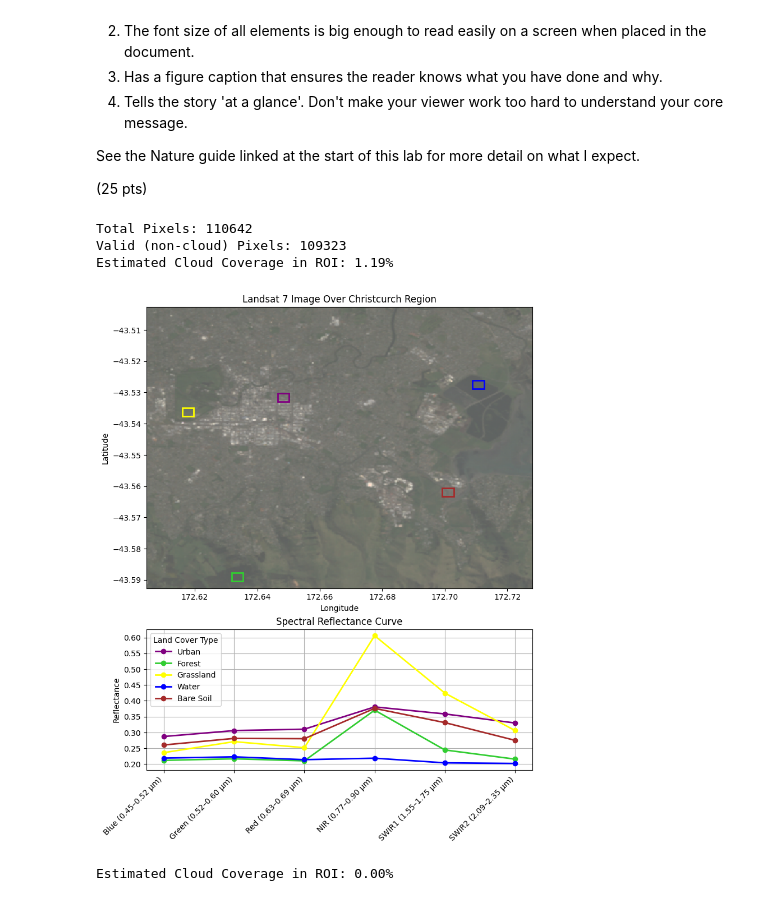
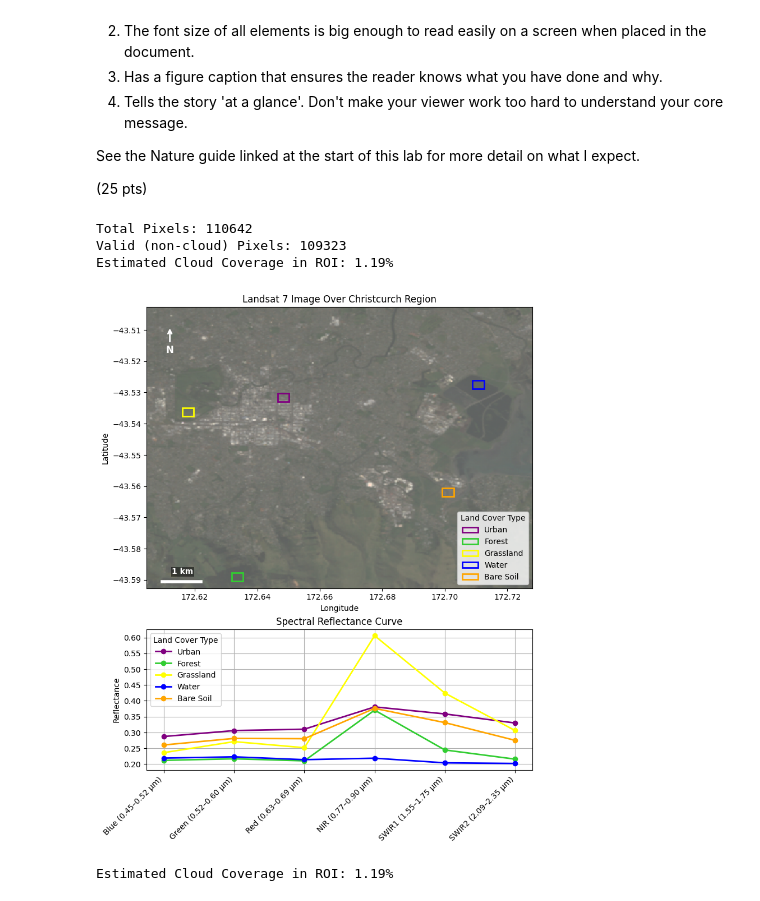
Before and after one commit to fuadfach/geog761lab, a Jupyter notebook: geog761_lab1_fuad.ipynb, the cells around one changed output. Saved outputs shown, nothing was run; the diff lists cells and outputs as text; code cells hidden in the pictures.

Commit message:
fixed legend num 8

```diff
--- a/geog761_lab1_fuad.ipynb
+++ b/geog761_lab1_fuad.ipynb
@@ -290,7 +274,7 @@ xmin, xmax, ymin, ymax = get_bounds_coords(chc_expanded_region)
 fig, (ax1, ax2) = plt.subplots(2, 1, figsize=(8, 10), gridspec_kw={'height_ratios': [2, 1]})
 
 # Set Colour
-colors = {'Urban': 'purple', 'Forest': 'limegreen', 'Grassland': 'yellow', 'Water': 'blue', 'Bare Soil': 'brown'}
+colors = {'Urban': 'purple', 'Forest': 'limegreen', 'Grassland': 'yellow', 'Water': 'blue', 'Bare Soil': 'orange'}
 
 # Load and plot image with annotation
 with tempfile.NamedTemporaryFile(suffix=".png") as f:
@@ -301,39 +285,55 @@ with tempfile.NamedTemporaryFile(suffix=".png") as f:
     ax1.set_xlim(xmin, xmax)
     ax1.set_ylim(ymin, ymax)
 
+    ax1.annotate('N', xy=(0.06, 0.93), xytext=(0.06, 0.83),
+                 xycoords='axes fraction', textcoords='axes fraction',
+                 ha='center', va='bottom', fontsize=12, fontweight='bold', color='white',
+                 arrowprops=dict(arrowstyle='->', lw=2, color='white'))
+    scale_length_deg = 1 / 80.5  # Length of line to represent 1 km
+    x_start = xmin + 0.005
+    y_pos = ymin + 0.002
+    ax1.plot([x_start, x_start + scale_length_deg], [y_pos, y_pos], color='white', lw=4)
+    ax1.text(x_start - 0.006 + (scale_length_deg / 1), y_pos + 0.002, '1 km', color='white',
+             ha='center', va='bottom', fontweight='bold', fontsize=10,
+             bbox=dict(boxstyle='square,pad=0.1', facecolor='black', alpha=0.5, edgecolor='none'))
+
+
     # Plot regions
     for name, point in samples.items():
         region = point.buffer(150).bounds()
         rxmin, rxmax, rymin, rymax = get_bounds_coords(region)
 
         width = rxmax - rxmin
         height = rymax - rymin
         rect = patches.Rectangle((rxmin, rymin), width, height,
-                             linewidth=2, edgecolor=colors[name], facecolor='none')
+                             linewidth=2, edgecolor=colors[name], facecolor='none',
+                             label=name)
         ax1.add_patch(rect)
 
     ax1.set_xlabel("Longitude")
     ax1.set_ylabel("Latitude")
+    ax1.legend(title='Land Cover Type')
+
 
 # Plot reflectance
 for name, val in spectral_data.items():
     ax2.plot(bands, val, marker='o', label=name, color=colors[name], linewidth=2)
 
 ax2.set_title("Spectral Reflectance Curve")
 ax2.set_ylabel("Reflectance")
 ax2.set_xticks(range(len(labels)))
 ax2.set_xticklabels(labels, rotation=45, ha='right')
 ax2.legend(title='Land Cover Type')
 ax2.grid(True)
 
 plt.tight_layout()
 plt.show()
 # %% [output]
 Total Pixels: 110642
 Valid (non-cloud) Pixels: 109323
 Estimated Cloud Coverage in ROI: 1.19%
-[figure, old version]
+[figure, new version]
 # %%
 print(f"Estimated Cloud Coverage in ROI: {cloud_coverage_pct:.2f}%")
 # %% [output]
-Estimated Cloud Coverage in ROI: 0.00%
+Estimated Cloud Coverage in ROI: 1.19%
```
Also changed, not shown: parts of 1 cell of this notebook.
